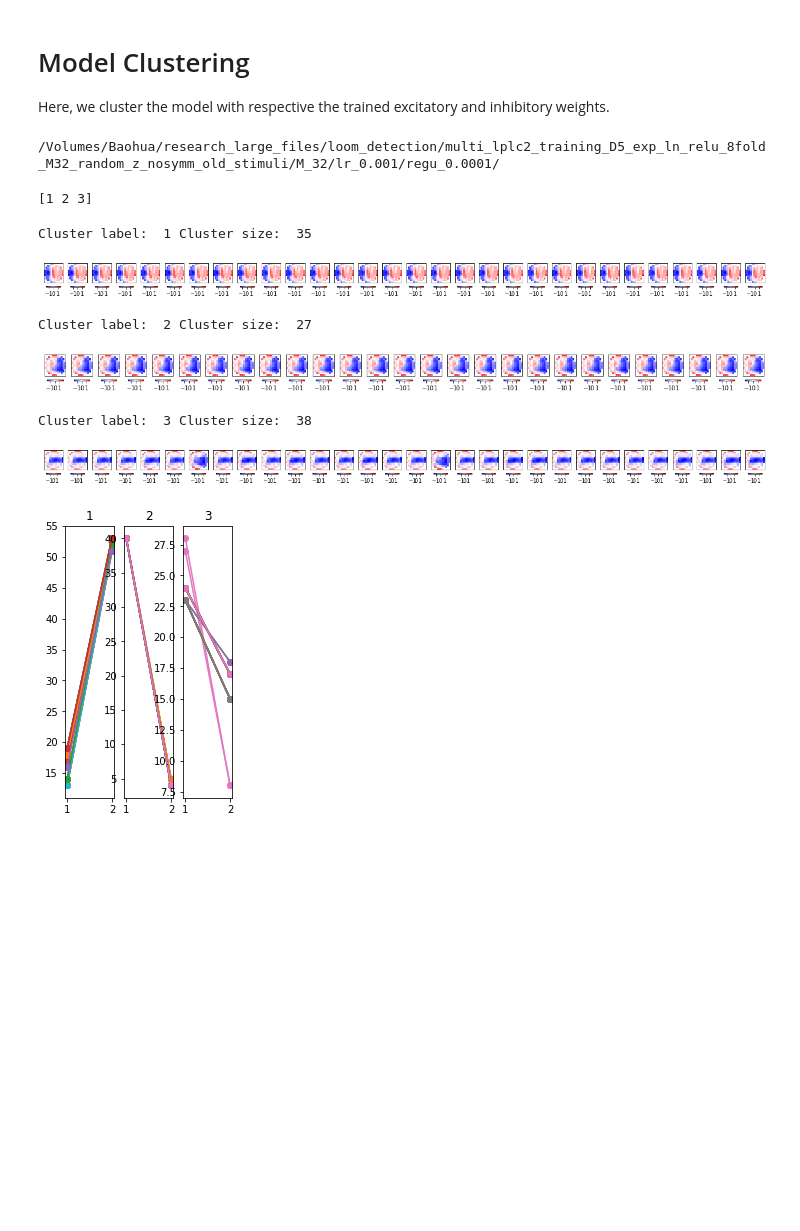
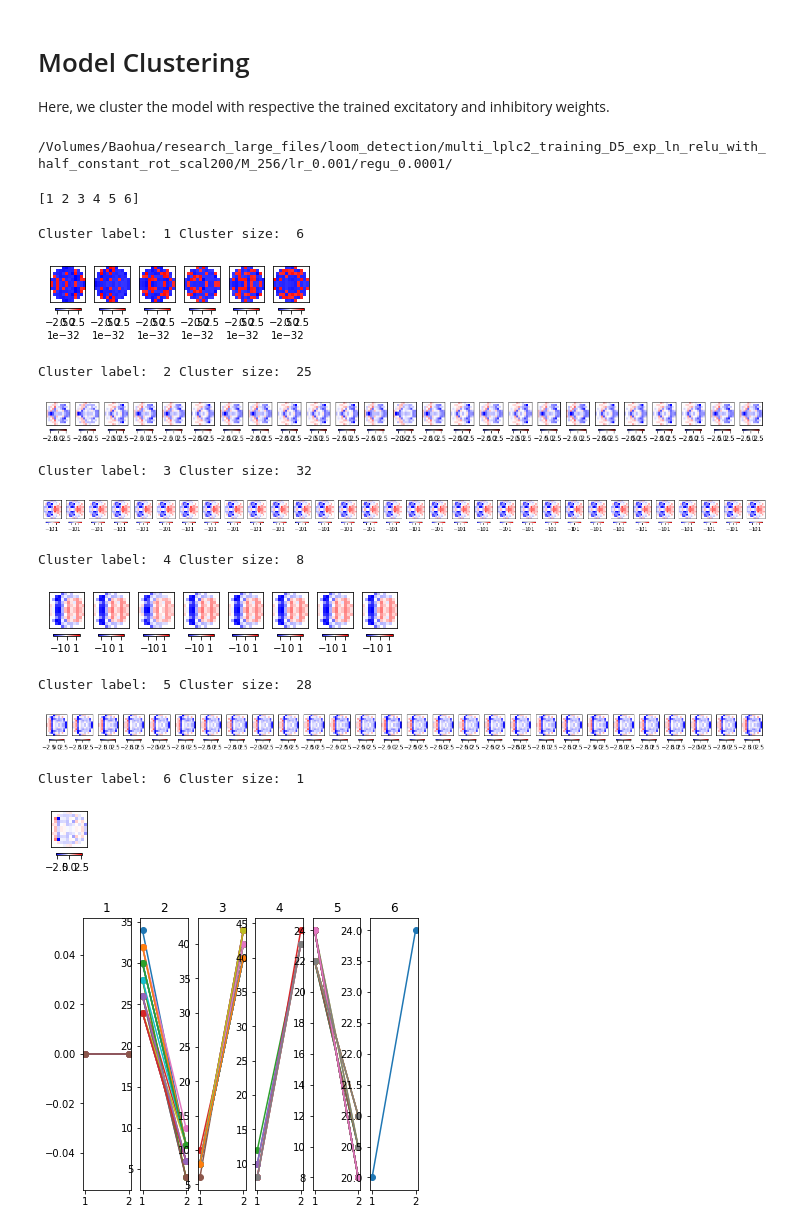
Before and after one commit to ClarkLabCode/LoomDetectionANN, a Jupyter notebook: analysis/plot_all_figures_model_clustering.ipynb, the cells around one changed output. Saved outputs shown, nothing was run; the diff lists cells and outputs as text; code cells hidden in the pictures; blank space fills up the shorter version.

```diff
--- a/analysis/plot_all_figures_model_clustering.ipynb
+++ b/analysis/plot_all_figures_model_clustering.ipynb
@@ -60,7 +60,7 @@ Here, we cluster the model with respective the trained excitatory and inhibitory
 # Generate folders that will store the results of the clustering
 
 has_inhibition = False
-save_path = figure_path+'model_clustering_ln_relu_8fold_M32_random_z_nosymm_old_stimuli/'
+save_path = figure_path+'model_clustering_with_half_noise_rot_ln_scal200/'
 if not os.path.exists(save_path+'trained_filters/'):
     os.makedirs(save_path+'trained_filters/')
 if not os.path.exists(save_path+'clusterings/'):
@@ -70,10 +70,10 @@ if not os.path.exists(save_path+'auc_scores/'):
 # %%
 # Load the data, one needs to change M that represents number of units in the model
 
-M = 32
+M = 256
 # result_folder = '/Volumes/Baohua/research_large_files/multi_lplc2_training_D5_i2/\
 # set_{}_R1.0/inhibitory2/ACT_0_0.001/'.format(np.int(1000+M))
-result_folder = f'/Volumes/Baohua/research_large_files/loom_detection/multi_lplc2_training_D5_exp_ln_relu_8fold_M32_random_z_nosymm_old_stimuli/\
+result_folder = f'/Volumes/Baohua/research_large_files/loom_detection/multi_lplc2_training_D5_exp_ln_relu_with_half_constant_rot_scal200/\
 M_{M}/lr_0.001/regu_0.0001/'
 
 subdir_all = []
@@ -85,7 +85,7 @@ for subdir, dirs, files in os.walk(result_folder):
 filename = save_path+'clusterings/subdir_all_M{}'.format(M)
 np.save(filename, subdir_all)
 # %% [output]
-/Volumes/Baohua/research_large_files/loom_detection/multi_lplc2_training_D5_exp_ln_relu_8fold_M32_random_z_nosymm_old_stimuli/M_32/lr_0.001/regu_0.0001/
+/Volumes/Baohua/research_large_files/loom_detection/multi_lplc2_training_D5_exp_ln_relu_with_half_constant_rot_scal200/M_256/lr_0.001/regu_0.0001/
 # %%
 # The hierachical clustering is used for the cluster.
 
@@ -106,7 +106,7 @@ for subdir in subdir_all:
         y_true = np.load(subdir+'/y_true_test.npy')
         loss_output = np.load(subdir+'/train_loss_output.npy')
         trained_weights_e_all.append(trained_weights_e)
-        auc_scores.append([auc_pr, auc_roc])
+        auc_scores.append([auc_roc, auc_pr])
         y_scores.append(y_score)
         y_trues.append(y_true)
         loss_output_all.append(loss_output)
@@ -142,14 +142,14 @@ C = hierarchy.fcluster(Z, threshold, criterion="distance")
 print(np.unique(C))
 NC = len(np.unique(C))
 # %% [output]
-[1 2 3]
+[1 2 3 4 5 6]
 # %%
 # Visualize the clustered weights to examine them by eyes.
 
 importlib.reload(hpfn)
 
 K = 12
-n_sample = 30 # the largest number of sample weights to show for each cluster
+n_sample = 50 # the largest number of sample weights to show for each cluster
 mask_d = opsg.get_disk_mask(K, 4)
 if has_inhibition:
     colormap_e = LinearSegmentedColormap.from_list('wr', ['w', 'r'], N=256)
@@ -165,40 +165,46 @@ for label in range(1, NC+1):
     fig.savefig(filename, bbox_inches='tight')
 
 
 # check left and right half of the filters
 left_right_compare = np.zeros(len(C))
 left_right_compare_unique = np.zeros(NC)
 fig = plt.figure(figsize=(NC, 5))
 gs0 = gridspec.GridSpec(1, NC, figure=fig)
 for label in range(1, NC+1):
     sample_array = np.where(C==label)[0]
     sample_list = list(sample_array[:])
     for sample in sample_list:
         trained_weight_e = trained_weights_e_all[sample].reshape((K, K))
         trained_weight_e[mask_d] = 0
 #         trained_weight_e[trained_weight_e<1e-3] = 0
         trained_weight_e_left = (trained_weight_e[:, :6]>1e-2).sum()
         trained_weight_e_right = (trained_weight_e[:, 6:]>1e-2).sum()
 #         trained_weight_e_left = trained_weight_e[:, :6].sum()
 #         trained_weight_e_right = trained_weight_e[:, 6:].sum()
         if trained_weight_e_left == trained_weight_e_right:
             left_right_compare[sample] = -1
         elif trained_weight_e_left < trained_weight_e_right:
             left_right_compare[sample] = 1
         elif trained_weight_e_left > trained_weight_e_right:
             left_right_compare[sample] = 0
         ax = fig.add_subplot(gs0[0, label-1])
         ax.plot([1, 2], [trained_weight_e_left, trained_weight_e_right], 'o-')
         ax.set_title(label)
     left_right_compare_unique[label-1] = np.round(left_right_compare[sample_list].mean())
 # %% [output]
-Cluster label:  1 Cluster size:  35
+Cluster label:  1 Cluster size:  6
-[figure, old version]
+[figure, new version]
-Cluster label:  2 Cluster size:  27
+Cluster label:  2 Cluster size:  25
-[figure, old version]
+[figure, new version]
-Cluster label:  3 Cluster size:  38
+Cluster label:  3 Cluster size:  32
-[figure, old version]
+[figure, new version]
+Cluster label:  4 Cluster size:  8
-[figure, old version]
+[figure, new version]
+Cluster label:  5 Cluster size:  28
+[figure, added]
+Cluster label:  6 Cluster size:  1
+[figure, added]
+[figure, added]
 # %%
 # Check the model cluster size: 1--outward, 0--inward, -1--unstructured
 
```
Also changed, not shown: parts of 2 cells of this notebook, 7 other files.
